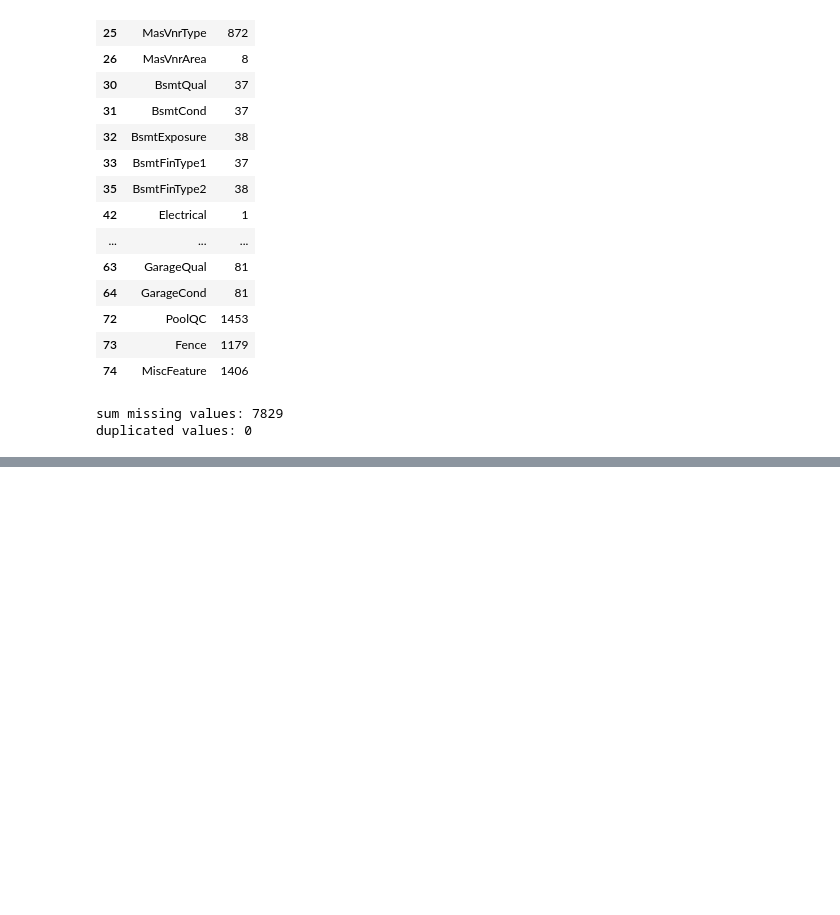
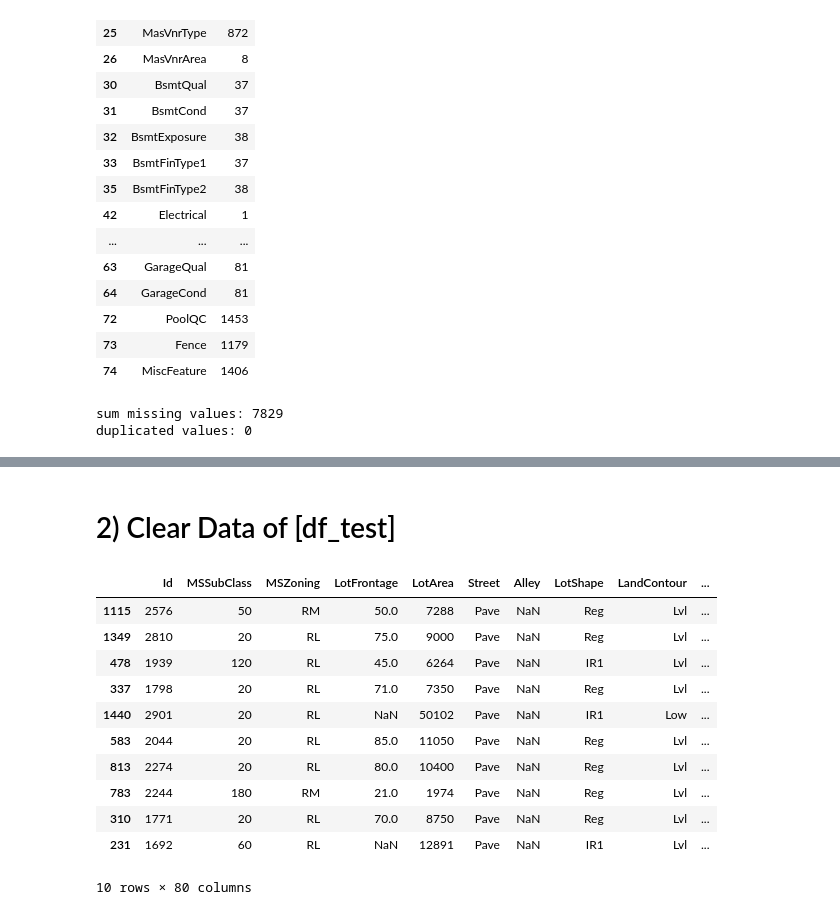
Before and after one commit to Estomihi100103/House-Prices-Kelompok-2, a Jupyter notebook: house_price.ipynb, the cells around one changed output, grey strips where cells are left out. Saved outputs shown, nothing was run; the diff lists cells and outputs as text; code cells hidden in the pictures; blank space fills up the shorter version.

Commit message:
update data prepocessing

```diff
--- a/house_price.ipynb
+++ b/house_price.ipynb
@@ -335,0 +376,17 @@ df.sample(5)
+# %% [markdown]
+# 2) Clear Data of [df_test]
+# %%
+df_test.sample(10)
+# %% [output]
+|  | Id | MSSubClass | MSZoning | LotFrontage | LotArea | Street | Alley | LotShape | LandContour | ... |
+| 1115 | 2576 | 50 | RM | 50.0 | 7288 | Pave | NaN | Reg | Lvl | ... |
+| 1349 | 2810 | 20 | RL | 75.0 | 9000 | Pave | NaN | Reg | Lvl | ... |
+| 478 | 1939 | 120 | RL | 45.0 | 6264 | Pave | NaN | IR1 | Lvl | ... |
+| 337 | 1798 | 20 | RL | 71.0 | 7350 | Pave | NaN | Reg | Lvl | ... |
+| 1440 | 2901 | 20 | RL | NaN | 50102 | Pave | NaN | IR1 | Low | ... |
+| 583 | 2044 | 20 | RL | 85.0 | 11050 | Pave | NaN | Reg | Lvl | ... |
+| 813 | 2274 | 20 | RL | 80.0 | 10400 | Pave | NaN | Reg | Lvl | ... |
+| 783 | 2244 | 180 | RM | 21.0 | 1974 | Pave | NaN | Reg | Lvl | ... |
+| 310 | 1771 | 20 | RL | 70.0 | 8750 | Pave | NaN | Reg | Lvl | ... |
+| 231 | 1692 | 60 | RL | NaN | 12891 | Pave | NaN | IR1 | Lvl | ... |
+10 rows × 80 columns
```
Also changed, not shown: parts of 13 cells of this notebook.
